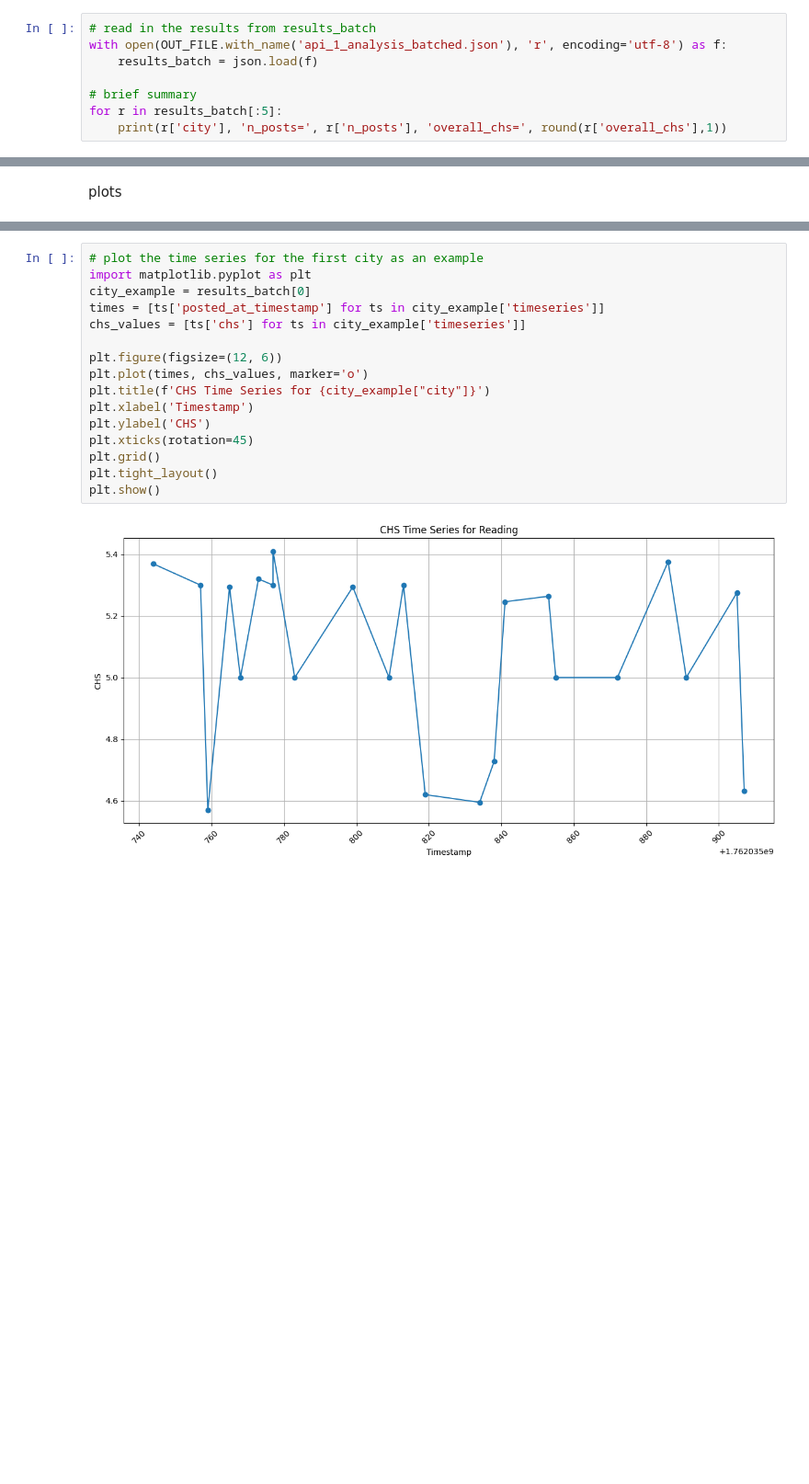
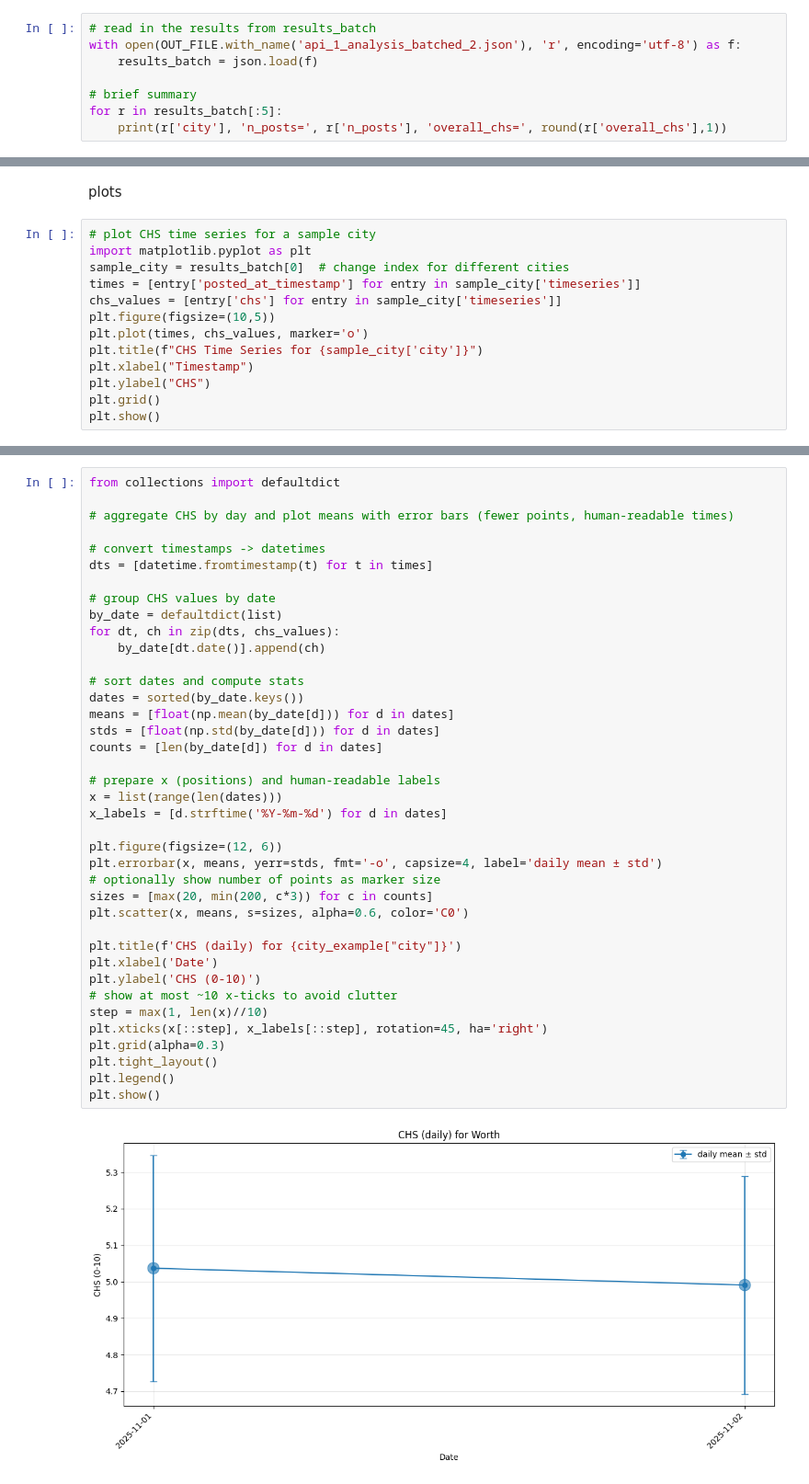
Before and after one commit to GrignardReagent/HTB_2026, a Jupyter notebook: bluesky_chs.ipynb, the cells around one changed output, grey strips where cells are left out. Shown at 92% size. Saved outputs shown, nothing was run; the diff lists cells and outputs as text; blank space fills up the shorter version.

Commit message:
time series plots

```diff
--- a/bluesky_chs.ipynb
+++ b/bluesky_chs.ipynb
@@ -304,7 +304,7 @@ with open(OUT_FILE.with_name('api_1_analysis_batched.json'), 'w', encoding='utf-
     json.dump(results_batch, f, ensure_ascii=False, indent=2)
 # %%
 # read in the results from results_batch
-with open(OUT_FILE.with_name('api_1_analysis_batched.json'), 'r', encoding='utf-8') as f:
+with open(OUT_FILE.with_name('api_1_analysis_batched_2.json'), 'r', encoding='utf-8') as f:
     results_batch = json.load(f)
 
 # brief summary
@@ -319,2 +319,15 @@ Boston n_posts= 8 overall_chs= 5.0
 # %% [markdown]
 plots
+# %%
+# plot CHS time series for a sample city
+import matplotlib.pyplot as plt
+sample_city = results_batch[0]  # change index for different cities
+times = [entry['posted_at_timestamp'] for entry in sample_city['timeseries']]
+chs_values = [entry['chs'] for entry in sample_city['timeseries']]
+plt.figure(figsize=(10,5))
+plt.plot(times, chs_values, marker='o')
+plt.title(f"CHS Time Series for {sample_city['city']}")
+plt.xlabel("Timestamp")
+plt.ylabel("CHS")
+plt.grid()
+plt.show()
@@ -321,18 +336,41 @@ plots
 # %%
-# plot the time series for the first city as an example
-import matplotlib.pyplot as plt
-city_example = results_batch[0]
-times = [ts['posted_at_timestamp'] for ts in city_example['timeseries']]
-chs_values = [ts['chs'] for ts in city_example['timeseries']]
+from collections import defaultdict
+
+# aggregate CHS by day and plot means with error bars (fewer points, human-readable times)
+
+# convert timestamps -> datetimes
+dts = [datetime.fromtimestamp(t) for t in times]
+
+# group CHS values by date
+by_date = defaultdict(list)
+for dt, ch in zip(dts, chs_values):
+    by_date[dt.date()].append(ch)
+
+# sort dates and compute stats
+dates = sorted(by_date.keys())
+means = [float(np.mean(by_date[d])) for d in dates]
+stds = [float(np.std(by_date[d])) for d in dates]
+counts = [len(by_date[d]) for d in dates]
+
+# prepare x (positions) and human-readable labels
+x = list(range(len(dates)))
+x_labels = [d.strftime('%Y-%m-%d') for d in dates]
 
 plt.figure(figsize=(12, 6))
-plt.plot(times, chs_values, marker='o')
-plt.title(f'CHS Time Series for {city_example["city"]}')
-plt.xlabel('Timestamp')
-plt.ylabel('CHS')
-plt.xticks(rotation=45)
-plt.grid()
+plt.errorbar(x, means, yerr=stds, fmt='-o', capsize=4, label='daily mean ± std')
+# optionally show number of points as marker size
+sizes = [max(20, min(200, c*3)) for c in counts]
+plt.scatter(x, means, s=sizes, alpha=0.6, color='C0')
+
+plt.title(f'CHS (daily) for {city_example["city"]}')
+plt.xlabel('Date')
+plt.ylabel('CHS (0-10)')
+# show at most ~10 x-ticks to avoid clutter
+step = max(1, len(x)//10)
+plt.xticks(x[::step], x_labels[::step], rotation=45, ha='right')
+plt.grid(alpha=0.3)
 plt.tight_layout()
+plt.legend()
 plt.show()
 # %% [output]
-[figure, old version]
+[figure, new version]
```
Also changed, not shown: parts of 3 cells of this notebook.
